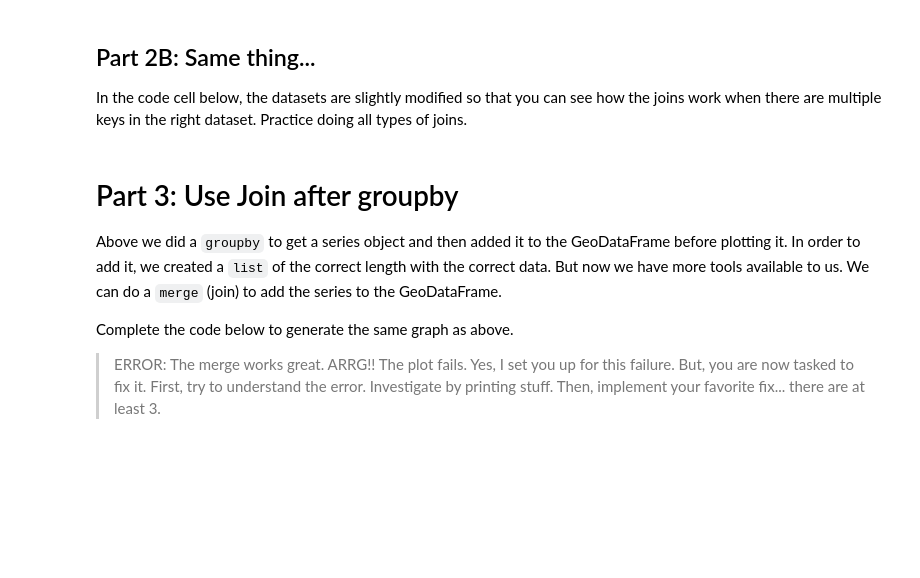
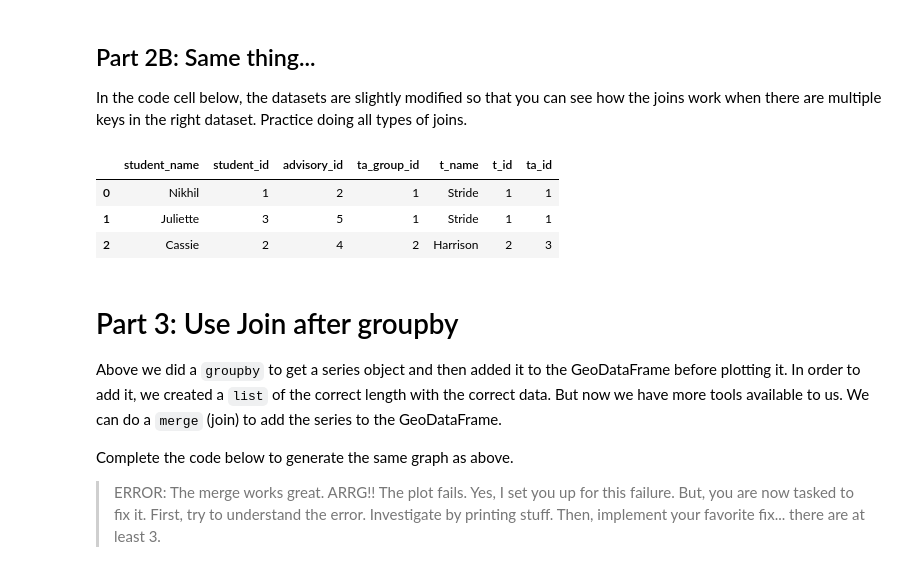
Before and after one commit to r1tvikbansal/IDP-Warmups, a Jupyter notebook: Geospacial/lesson-20-dissolve-join/lesson-20-dissolve-join/lesson-20-CP7-Dissolve + Join.ipynb, the cells around one changed output. Drawn from its saved outputs; the diff is of its cells as text; code cells hidden in the pictures; blank space fills up the shorter version.

```diff
--- a/Geospacial/lesson-20-dissolve-join/lesson-20-dissolve-join/lesson-20-CP7-Dissolve + Join.ipynb
+++ b/Geospacial/lesson-20-dissolve-join/lesson-20-dissolve-join/lesson-20-CP7-Dissolve + Join.ipynb
@@ -106,6 +125,13 @@ teacher_data = { 't_name': ['Stride', 'Harrison', 'Olsen', 'Teachout', 'Seeley']
 teachers = pd.DataFrame(data=teacher_data)
 # %%
 # join the tables together again and note the results
+joined = students.merge(teachers, left_on='ta_group_id', right_on='t_id')
+joined
+# %% [output]
+|  | student_name | student_id | advisory_id | ta_group_id | t_name | t_id | ta_id |
+| 0 | Nikhil | 1 | 2 | 1 | Stride | 1 | 1 |
+| 1 | Juliette | 3 | 5 | 1 | Stride | 1 | 1 |
+| 2 | Cassie | 2 | 4 | 2 | Harrison | 2 | 3 |
 # %% [markdown]
 # Part 3: Use Join after groupby
 Above we did a `groupby` to get a series object and then added it to the GeoDataFrame before plotting it. In order to add it, we created a `list` of the correct length with the correct data. But now we have more tools available to us. We can do a `merge` (join) to add the series to the GeoDataFrame.
```
Also changed, not shown: parts of 6 cells of this notebook.
